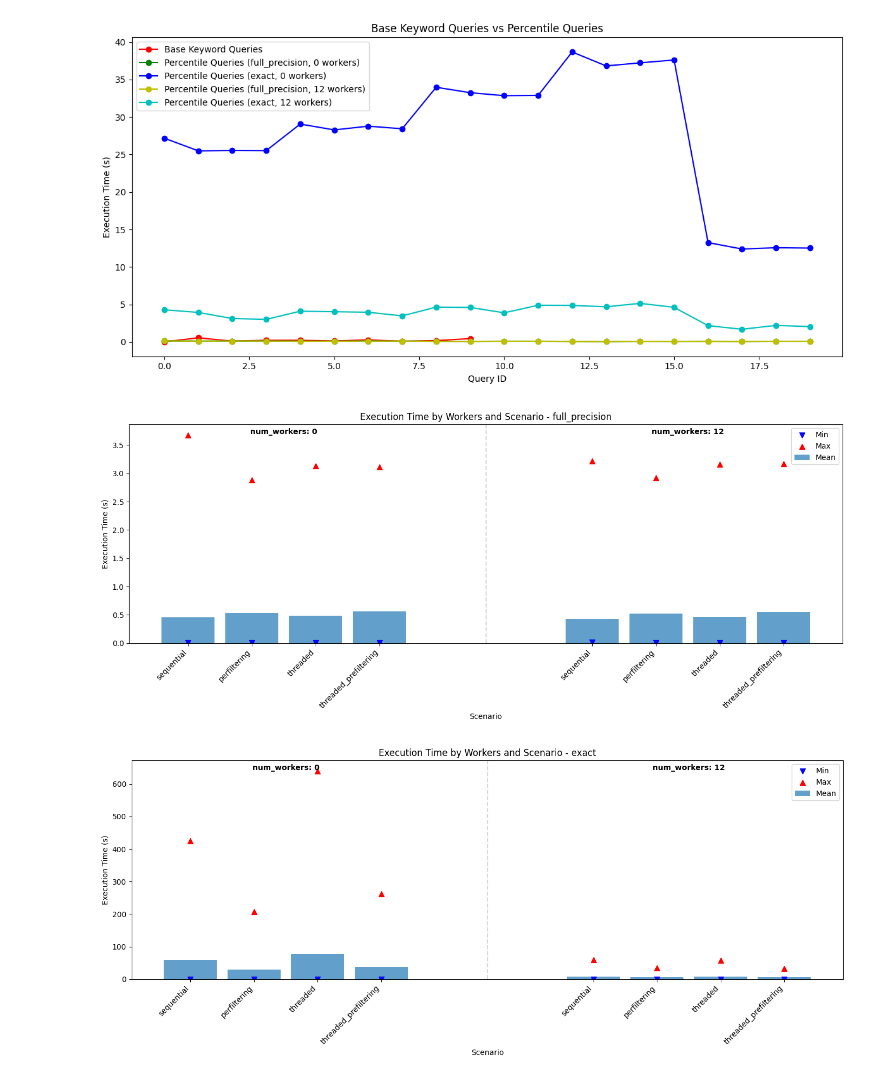
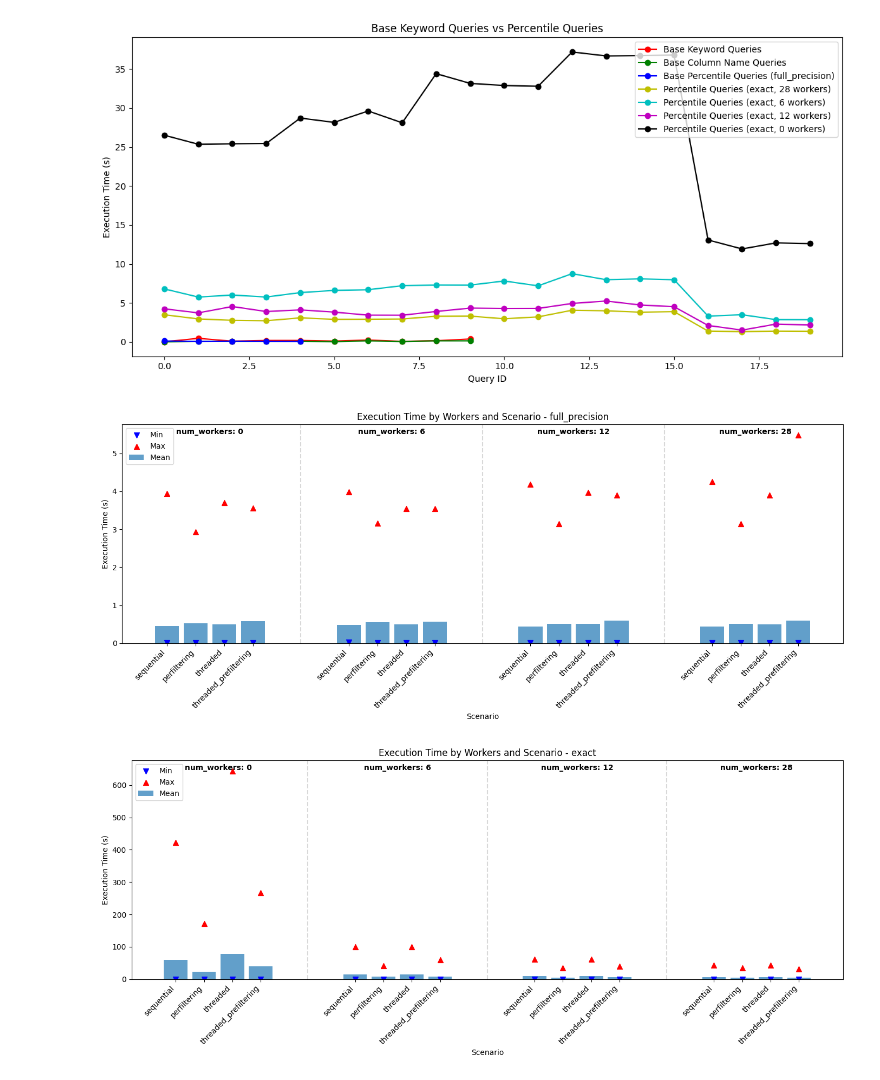
Before and after one commit to leonardgeissler/fainder-demo, a Jupyter notebook: analysis/performance_tests/analysis_with_num_workers.ipynb, the cells around one changed output. Drawn from its saved outputs; the diff is of its cells as text; code cells hidden in the pictures.

```diff
--- a/analysis/performance_tests/analysis_with_num_workers.ipynb
+++ b/analysis/performance_tests/analysis_with_num_workers.ipynb
@@ -9,13 +9,18 @@ from matplotlib import pyplot as plt
 list_of_commits = list(Path("../../logs/performance/analysis").glob("*/"))
 list_of_commits.sort(key=os.path.getmtime, reverse=True)
 list_of_commits = list_of_commits[:1]
+# Initialize an empty DataFrame to store combined results
+df_latest = pd.DataFrame()
+
 list_of_files = list(Path(list_of_commits[0] / "all").glob("*.csv"))
+# For each file in this commit
+for file_path in list_of_files:
+    # Read the CSV file
+    temp_df = pd.read_csv(file_path)
 
-# Find the latest file
-latest_file = max(list_of_files, key=os.path.getctime)
+    # Append to the main DataFrame
+    df_latest = pd.concat([df_latest, temp_df], ignore_index=True)
 
-# Load the latest CSV file into a DataFrame
-df_latest = pd.read_csv(latest_file)
 # format: "timestamp", "category", "test_name", "query", "scenario",
 #          "execution_time", "results_consistent", "fainder_mode",
 #          "num_results", "ids", "num_terms", "id_str", "write_groups_used",
@@ -58,6 +63,9 @@ base_keyword_queries_with_multiple_elements = df_latest[
     df_latest["category"] == "base_keyword_queries_with_multiple_elements"
 ].reset_index(drop=True)
 base_percentile_queries = df_latest[df_latest["category"] == "base_percentile_queries"].reset_index(drop=True)
+base_column_name_queries = df_latest[
+    df_latest["category"] == "base_column_name_queries"
+].reset_index(drop=True)
 percentile_combinations = df_latest[df_latest["category"] == "percentile_combinations"].reset_index(drop=True)
 mixed_combinations_with_fixed_structure = df_latest[
     df_latest["category"] == "mixed_combinations_with_fixed_structure"
@@ -117,41 +125,66 @@ Middle exit: 80
 # %%
 # a plot with three lines (one base_keyword_queries and two percentile queries (different fainder modes) per num_workers) x-axis is queryid
 plt.figure(figsize=(12, 6))
 plt.title("Base Keyword Queries vs Percentile Queries")
 plt.xlabel("Query ID")
 plt.ylabel("Execution Time (s)")
+fainder_modes = base_keyword_queries["fainder_mode"].unique()
 
 # Plot base keyword queries
 base_keyword_queries = base_keyword_queries.groupby("query")["execution_time"].mean().reset_index()
 plt.plot(
     base_keyword_queries.index,
     base_keyword_queries["execution_time"],
     label="Base Keyword Queries",
     color=colors[0],
     marker="o",
 )
-# Plot base percentile queries
+# Plot column name queries
+base_column_name_queries = base_column_name_queries.groupby("query")["execution_time"].mean().reset_index()
+plt.plot(
+    base_column_name_queries.index,
+    base_column_name_queries["execution_time"],
+    label="Base Column Name Queries",
+    color=colors[1],
+    marker="o",
+)
+i = 2
+# Plot base percentile queries not exact mode
+fainder_modes_without_exact = [mode for mode in fainder_modes if mode != "exact"]
+
+for fainder_mode in fainder_modes_without_exact:
+    mode_queries = base_percentile_queries[base_percentile_queries["fainder_mode"] == fainder_mode].reset_index(drop=True)
+    mode_queries = mode_queries.groupby("query")["execution_time"].mean().reset_index()
+    plt.plot(
+        mode_queries.index,
+        mode_queries["execution_time"],
+        label=f"Base Percentile Queries ({fainder_mode})",
+        color=colors[i % len(colors)],
+        marker="o",
+    )
+    i += 1
+
+# Plot base percentile queries [exact]
 num_workers = base_percentile_queries["fainder_max_workers"].unique()
-i = 1
+
+fainder_mode_exact = "exact"
 for num_worker in num_workers:
     percentile_queries = base_percentile_queries[base_percentile_queries["fainder_max_workers"] == num_worker].reset_index(drop=True)
-    fainder_modes = percentile_queries["fainder_mode"].unique()
-    for fainder_mode in fainder_modes:
-        mode_queries = percentile_queries[percentile_queries["fainder_mode"] == fainder_mode].reset_index(drop=True)
-        plt.plot(
-            mode_queries.index,
-            mode_queries["execution_time"],
-            label=f"Percentile Queries ({fainder_mode}, {num_worker} workers)",
-            color=colors[i % len(colors)],
-            marker="o",
-        )
-        i += 1
+    mode_queries = percentile_queries[percentile_queries["fainder_mode"] == fainder_mode_exact].reset_index(drop=True)
+    plt.plot(
+        mode_queries.index,
+        mode_queries["execution_time"],
+        label=f"Percentile Queries ({fainder_mode_exact}, {num_worker} workers)",
+        color=colors[i % len(colors)],
+        marker="o",
+    )
+    i += 1
 plt.xticks()
-plt.legend()
+plt.legend(loc='upper right')
 plt.tight_layout()
 plt.savefig("figures/analysis/base_predicates.png")
 # %% [output]
-[figure, old version]
+[figure, new version]
 # %%
 # Compare execution time (y-axis min, max, mean) against scenario and num_workers (x-axis) for one plot per fainder mode
 import numpy as np
@@ -243,8 +276,8 @@ for fainder_mode in df_latest["fainder_mode"].unique():
     plt.tight_layout()
     plt.savefig(f"figures/analysis/all_categories_{fainder_mode}_by_workers.png")
 # %% [output]
-[figure, old version]
+[figure, new version]
-[figure, old version]
+[figure, new version]
 # %%
 # Compare execution time (y-axis min, max, mean) against scenario and num_workers (x-axis) for one plot per fainder mode per category one plot
 categories = df_latest["category"].unique()
```
Also changed, not shown: parts of 3 cells of this notebook, 3 other files.
